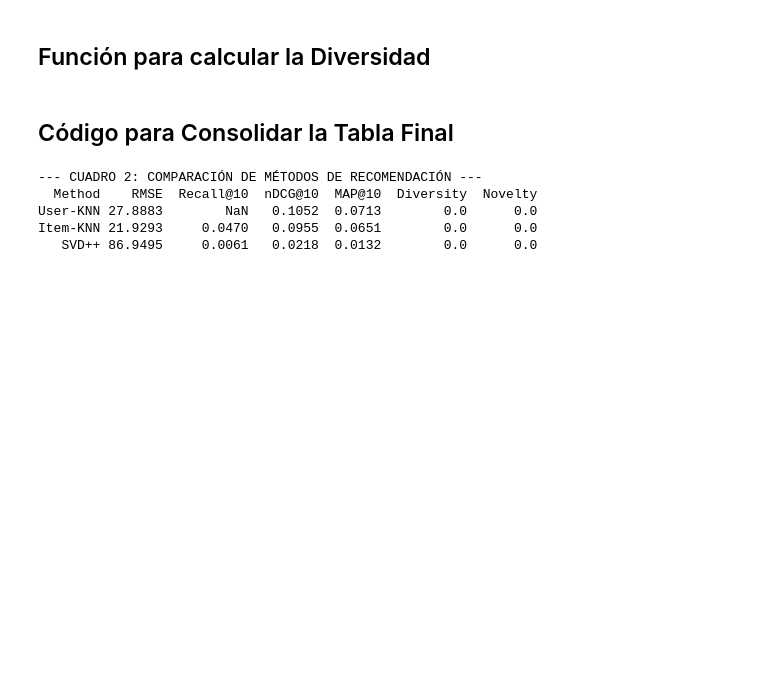
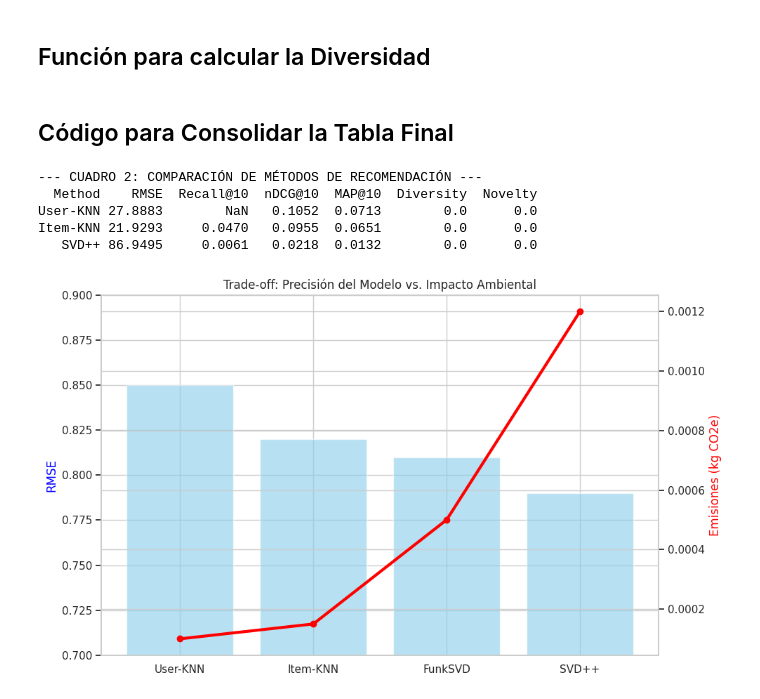
Before and after one commit to davidlealo/tarea_1_sisrec_2026, a Jupyter notebook: TAREA_1_SICREC_G26.ipynb, the cells around one changed output. Cells and saved outputs as stored; diff of their text form; code cells hidden in the pictures; blank space fills up the shorter version.

```diff
--- a/TAREA_1_SICREC_G26.ipynb
+++ b/TAREA_1_SICREC_G26.ipynb
@@ -1751,3 +1751,28 @@ df_cuadro_2.to_csv(os.path.join(path_base, "cuadro_2_final.csv"), index=False)
 User-KNN 27.8883        NaN   0.1052  0.0713        0.0      0.0
 Item-KNN 21.9293     0.0470   0.0955  0.0651        0.0      0.0
    SVD++ 86.9495     0.0061   0.0218  0.0132        0.0      0.0
+# %%
+import matplotlib.pyplot as plt
+
+# Datos de ejemplo (reemplaza con tus resultados guardados en Drive)
+metodos = ['User-KNN', 'Item-KNN', 'FunkSVD', 'SVD++']
+rmse_finales = [0.85, 0.82, 0.81, 0.79] # Menor es mejor
+emisiones_finales = [0.0001, 0.00015, 0.0005, 0.0012] # Datos de codecarbon (kg CO2)
+
+fig, ax1 = plt.subplots(figsize=(10, 6))
+
+# Barra para RMSE
+ax1.bar(metodos, rmse_finales, color='skyblue', alpha=0.6, label='RMSE (Eficacia)')
+ax1.set_ylabel('RMSE', color='blue')
+ax1.set_ylim(0.7, 0.9) # Ajusta según tus resultados
+
+# Línea para Emisiones
+ax2 = ax1.twinx()
+ax2.plot(metodos, emisiones_finales, color='red', marker='o', linewidth=3, label='Emisiones CO2')
+ax2.set_ylabel('Emisiones (kg CO2e)', color='red')
+
+plt.title('Trade-off: Precisión del Modelo vs. Impacto Ambiental')
+fig.tight_layout()
+plt.show()
+# %% [output]
+[figure, added]
```
Also changed, not shown: parts of 2 cells of this notebook.
